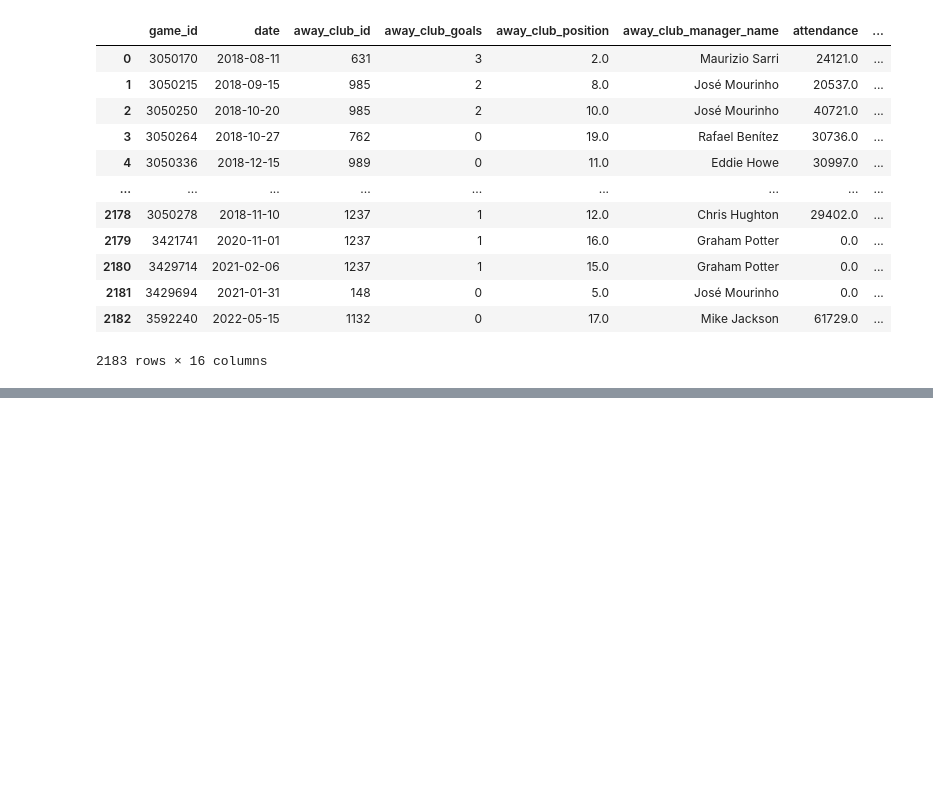
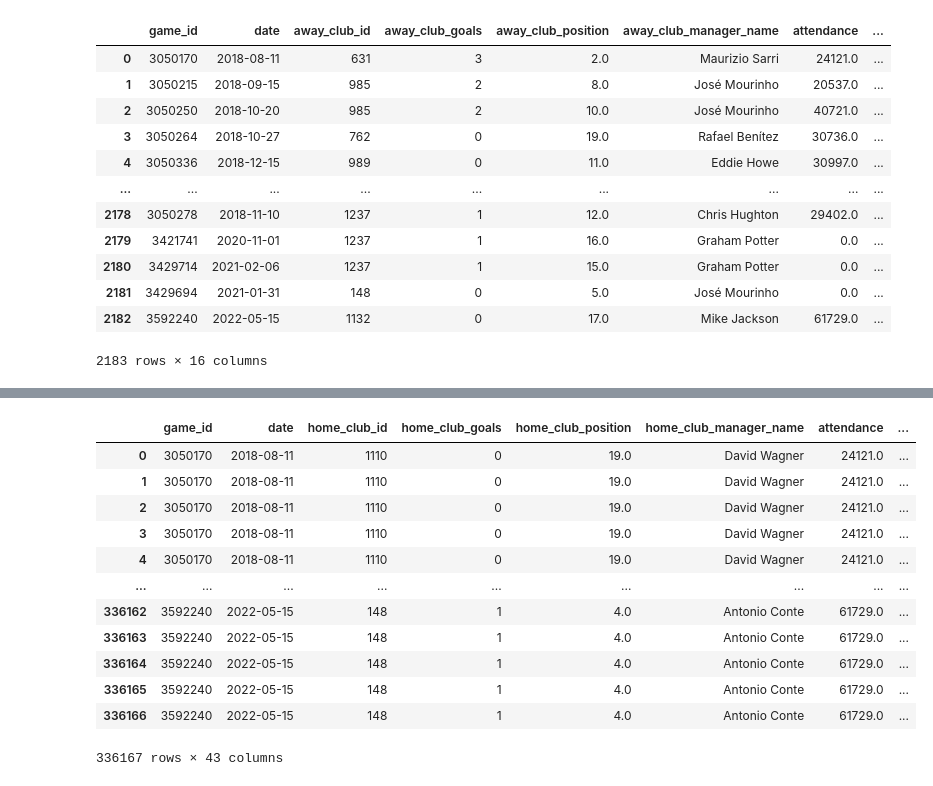
Before and after one commit to MijeongKim0533/PJ_Best_Combination, a Jupyter notebook: SY/240403.ipynb, the cells around one changed output, grey strips where cells are left out. Drawn from its saved outputs; the diff is of its cells as text; code cells hidden in the pictures; blank space fills up the shorter version.

```diff
--- a/SY/240403.ipynb
+++ b/SY/240403.ipynb
@@ -876,0 +888,18 @@ away_club_games.to_csv('away_club_games.csv', index=False)
+# %%
+home_club_games_players = pd.merge(home_club_games, df_players, left_on=['game_id', 'home_club_id'], right_on=['game_id', 'player_club_id'], how='inner')
+# %%
+home_club_games_players
+# %% [output]
+|  | game_id | date | home_club_id | home_club_goals | home_club_position | home_club_manager_name | attendance | ... |
+| 0 | 3050170 | 2018-08-11 | 1110 | 0 | 19.0 | David Wagner | 24121.0 | ... |
+| 1 | 3050170 | 2018-08-11 | 1110 | 0 | 19.0 | David Wagner | 24121.0 | ... |
+| 2 | 3050170 | 2018-08-11 | 1110 | 0 | 19.0 | David Wagner | 24121.0 | ... |
+| 3 | 3050170 | 2018-08-11 | 1110 | 0 | 19.0 | David Wagner | 24121.0 | ... |
+| 4 | 3050170 | 2018-08-11 | 1110 | 0 | 19.0 | David Wagner | 24121.0 | ... |
+| ... | ... | ... | ... | ... | ... | ... | ... | ... |
+| 336162 | 3592240 | 2022-05-15 | 148 | 1 | 4.0 | Antonio Conte | 61729.0 | ... |
+| 336163 | 3592240 | 2022-05-15 | 148 | 1 | 4.0 | Antonio Conte | 61729.0 | ... |
+| 336164 | 3592240 | 2022-05-15 | 148 | 1 | 4.0 | Antonio Conte | 61729.0 | ... |
+| 336165 | 3592240 | 2022-05-15 | 148 | 1 | 4.0 | Antonio Conte | 61729.0 | ... |
+| 336166 | 3592240 | 2022-05-15 | 148 | 1 | 4.0 | Antonio Conte | 61729.0 | ... |
+336167 rows × 43 columns
```
Also changed, not shown: parts of 19 cells of this notebook.
